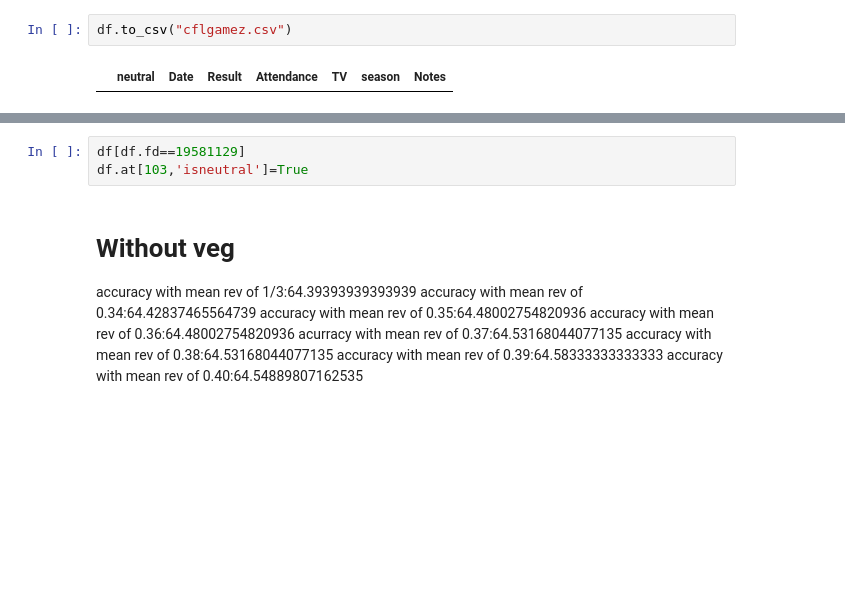
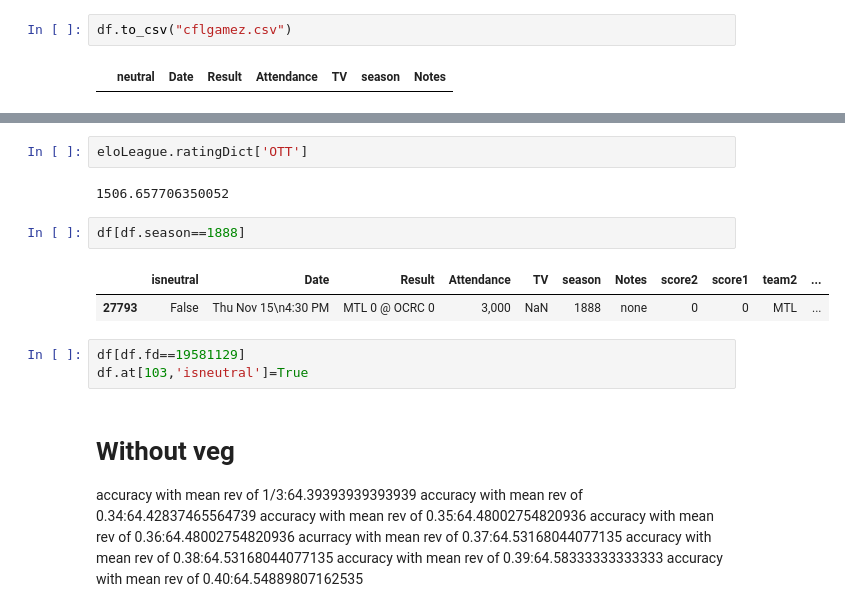
Before and after one commit to easella/cfl, a Jupyter notebook: cfl-elos.ipynb, the cells around one changed output, grey strips where cells are left out. Drawn from its saved outputs; the diff is of its cells as text; blank space fills up the shorter version.

```diff
--- a/cfl-elos.ipynb
+++ b/cfl-elos.ipynb
@@ -871,3 +855,12 @@ KeyError: 'fd'
+# %%
+eloLeague.ratingDict['OTT']
+# %% [output]
+1506.657706350052
+# %%
+df[df.season==1888]
+# %% [output]
+|  | isneutral | Date | Result | Attendance | TV | season | Notes | score2 | score1 | team2 | ... |
+| 27793 | False | Thu Nov 15\n4:30 PM | MTL 0 @ OCRC 0 | 3,000 | NaN | 1888 | none | 0 | 0 | MTL | ... |
 # %%
 df[df.fd==19581129]
 df.at[103,'isneutral']=True
```
Also changed, not shown: parts of 1 cell of this notebook.
